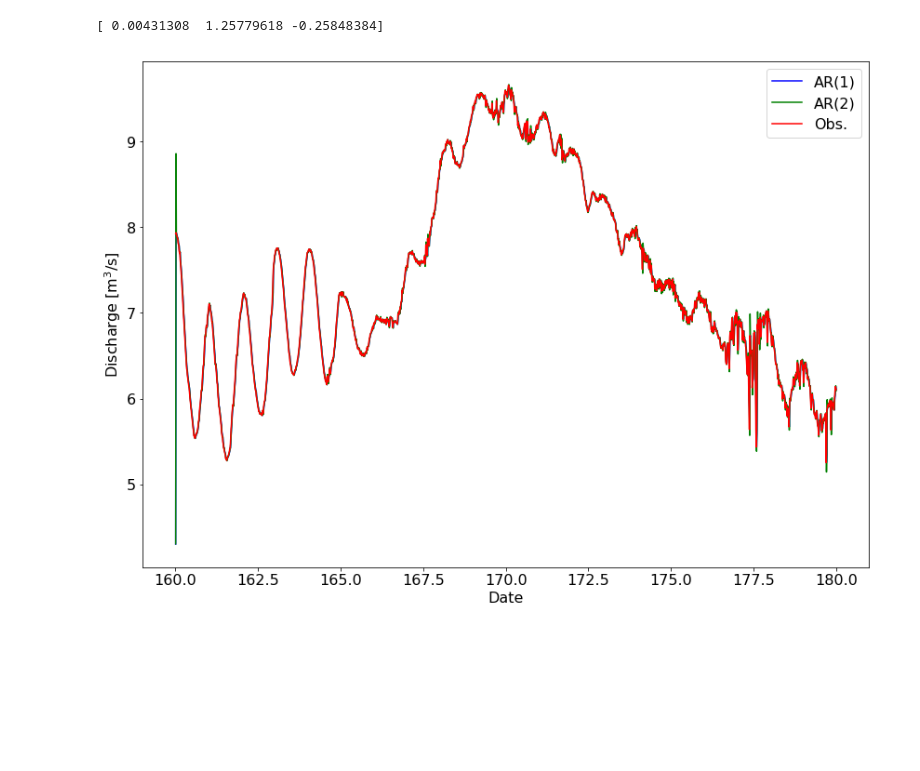
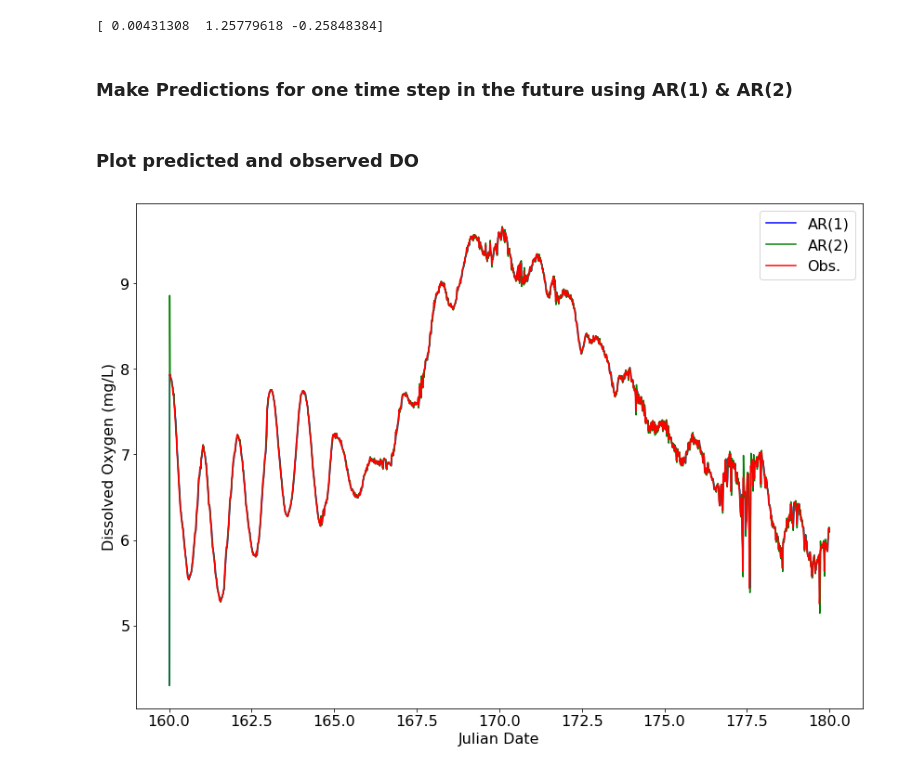
Before and after one commit to JakeGraham/Applied_Hydrologic_Modeling-, a Jupyter notebook: HW2/GRAHAM_GEOS_518_Problem_Set_2.ipynb, the cells around one changed output. Cells and saved outputs as stored; diff of their text form; code cells hidden in the pictures; blank space fills up the shorter version.

```diff
--- a/HW2/GRAHAM_GEOS_518_Problem_Set_2.ipynb
+++ b/HW2/GRAHAM_GEOS_518_Problem_Set_2.ipynb
@@ -100,39 +100,41 @@ DO_AR2 = sm.AR(Dt).fit(2) # fit the model
 print(DO_AR2.params) # output model paramater estimates
 # %% [output]
 [ 0.00431308  1.25779618 -0.25848384]
+# %% [markdown]
+### Make Predictions for one time step in the future using AR(1) & AR(2)
 # %%
 dtrain = train['DO'].values # training DO values
 dtest  = test['DO'].values # test DO values
-
 DatesTest = test['Julian_Date'].values # test dates
-
 Dttm1 = np.concatenate([dtrain[-2:-1],dtest[0:-1]]) # one time step back
 Dttm2 = np.concatenate([dtrain[-3:-1],dtest[0:-2]]) # two time steps back
 
+# AR(1)
 AR1_mu   = DO_AR1.params[0]
 AR1_phi1 = DO_AR1.params[1]
-
 DhatAR1 = AR1_mu + AR1_phi1*Dttm1 # predict next value using AR(1) model
 
+# AR(2)
 AR2_mu   = DO_AR2.params[0]
 AR2_phi1 = DO_AR2.params[1]
 AR2_phi2 = DO_AR2.params[2]
-
 DhatAR2 = AR2_mu + AR2_phi1*Dttm1 + AR2_phi2*Dttm2 # predict next value using AR(2) model
-
-# full test period
-plt.figure(figsize=(14,10))
-plt.plot(DatesTest,DhatAR1,'b-')
-plt.plot(DatesTest,DhatAR2,'g-')
-plt.plot(DatesTest,dtest,'r-')
-plt.ylabel('Discharge [m${}^3$/s]',fontsize=16)
-plt.xlabel('Date',fontsize=16)
-plt.legend(('AR(1)','AR(2)','Obs.'),fontsize=16)
-ax = plt.gca()
-ax.tick_params('both',labelsize=16)
-plt.show()
-# %% [output]
-[figure, removed]
+# %% [markdown]
+### Plot predicted and observed DO
+# %%
+# full test period
+plt.figure(figsize=(14,10))
+plt.plot(DatesTest,DhatAR1,'b-')
+plt.plot(DatesTest,DhatAR2,'g-')
+plt.plot(DatesTest,dtest,'r-')
+plt.ylabel('Dissolved Oxygen (mg/L)',fontsize=16)
+plt.xlabel('Julian Date',fontsize=16)
+plt.legend(('AR(1)','AR(2)','Obs.'),fontsize=16)
+ax = plt.gca()
+ax.tick_params('both',labelsize=16)
+plt.show()
+# %% [output]
+[figure, added]
 # %%
 # zoomed in
 plt.figure(figsize=(14,10))
```
Also changed, not shown: parts of 3 cells of this notebook.
